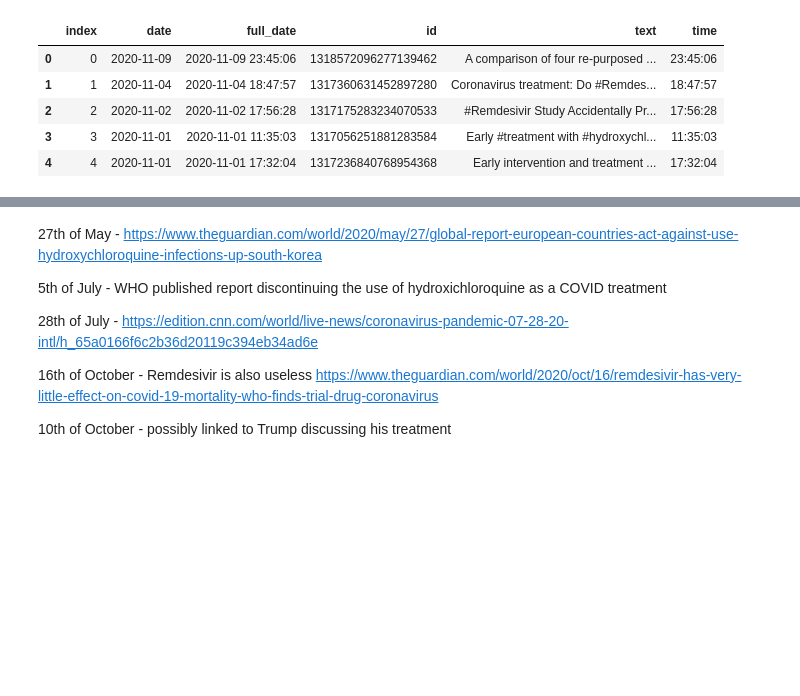
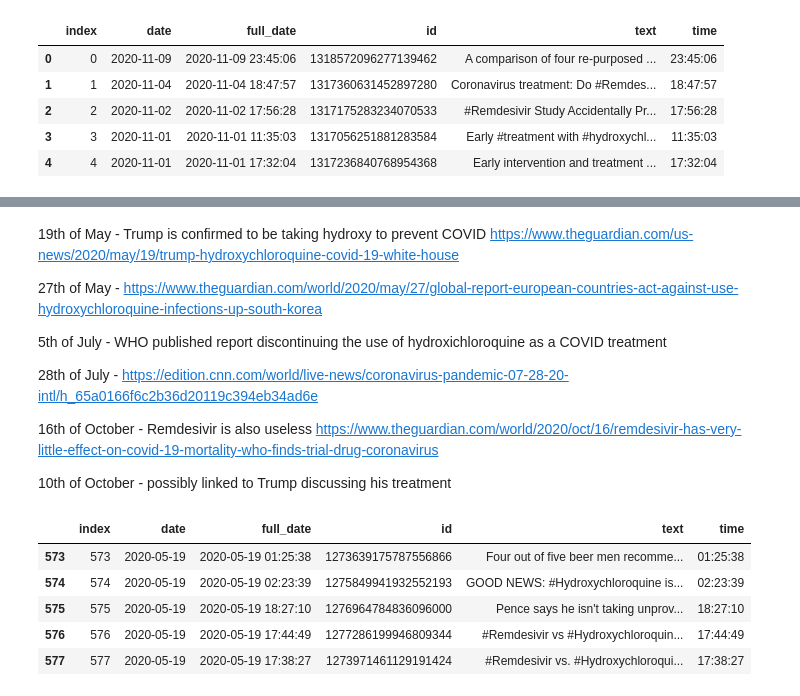
Before and after one commit to harvey-cash/covid-rumours, a Jupyter notebook: Rumour Analysis.ipynb, the cells around one changed output, grey strips where cells are left out. Saved outputs shown, nothing was run; the diff lists cells and outputs as text; code cells hidden in the pictures; blank space fills up the shorter version.

```diff
--- a/Rumour Analysis.ipynb
+++ b/Rumour Analysis.ipynb
@@ -196,5 +237,7 @@ date
 Name: full_date, dtype: int64
 # %% [markdown]
+19th of May - Trump is confirmed to be taking hydroxy to prevent COVID https://www.theguardian.com/us-news/2020/may/19/trump-hydroxychloroquine-covid-19-white-house
+
 27th of May - https://www.theguardian.com/world/2020/may/27/global-report-european-countries-act-against-use-hydroxychloroquine-infections-up-south-korea
 
 5th of July - WHO published report discontinuing the use of hydroxichloroquine as a COVID treatment
@@ -204,3 +247,13 @@ Name: full_date, dtype: int64
 16th of October - Remdesivir is also useless https://www.theguardian.com/world/2020/oct/16/remdesivir-has-very-little-effect-on-covid-19-mortality-who-finds-trial-drug-coronavirus
 
 10th of October - possibly linked to Trump discussing his treatment
+# %%
+import datetime
+df[df['date'].eq(datetime.date(2020, 5, 19))].head()
+# %% [output]
+|  | index | date | full_date | id | text | time |
+| 573 | 573 | 2020-05-19 | 2020-05-19 01:25:38 | 1273639175787556866 | Four out of five beer men recomme... | 01:25:38 |
+| 574 | 574 | 2020-05-19 | 2020-05-19 02:23:39 | 1275849941932552193 | GOOD NEWS: #Hydroxychloroquine is... | 02:23:39 |
+| 575 | 575 | 2020-05-19 | 2020-05-19 18:27:10 | 1276964784836096000 | Pence says he isn't taking unprov... | 18:27:10 |
+| 576 | 576 | 2020-05-19 | 2020-05-19 17:44:49 | 1277286199946809344 | #Remdesivir vs #Hydroxychloroquin... | 17:44:49 |
+| 577 | 577 | 2020-05-19 | 2020-05-19 17:38:27 | 1273971461129191424 | #Remdesivir vs. #Hydroxychloroqui... | 17:38:27 |
```
Also changed, not shown: parts of 11 cells of this notebook, 4 other files.
